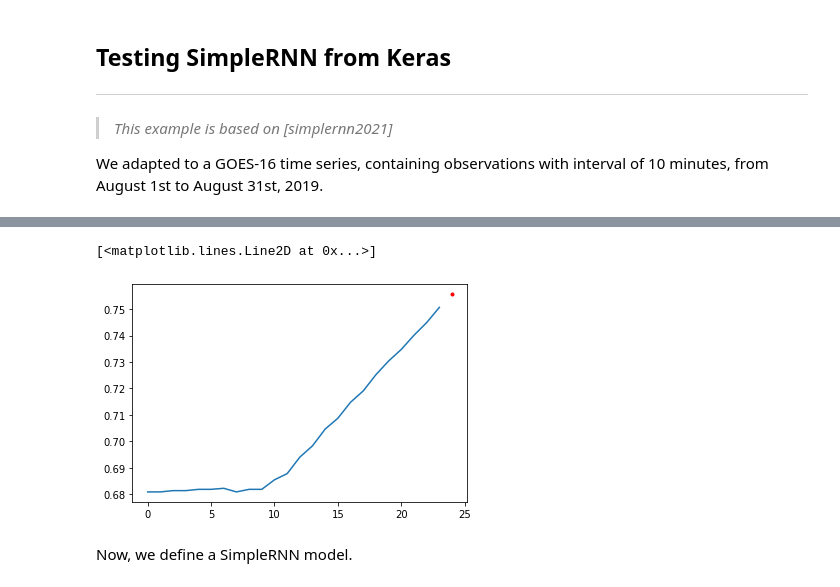
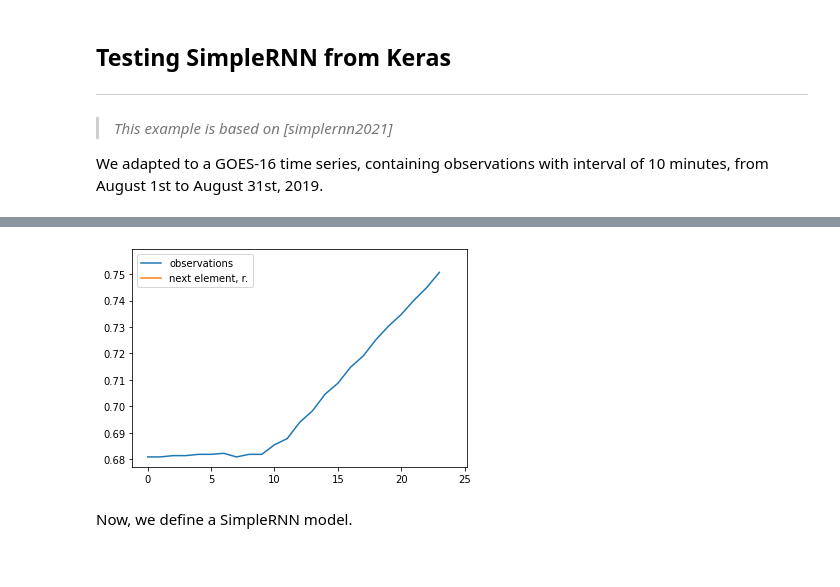
Before and after one commit to barauna-lo/CAP4213-Deep-Learning, a Jupyter notebook: AT10_Recurrent_Neural_Networks.ipynb, the cells around one changed output, grey strips where cells are left out. Drawn from its saved outputs; the diff is of its cells as text; code cells hidden in the pictures.

```diff
--- a/AT10_Recurrent_Neural_Networks.ipynb
+++ b/AT10_Recurrent_Neural_Networks.ipynb
@@ -249,13 +248,12 @@ plt.plot(data, label = 'original data');
 # %%
 # this is an example of how the training set is created
 # given the 'blue curve', predict the 'red dot'
 index = 38
 plt.plot(X_train[index], label='observations')
-plt.plot(time_steps, y_train[index], label='next element', 'r.')
+plt.plot(time_steps, y_train[index], label='next element, r.')
 plt.legend();
 # %% [output]
-[<matplotlib.lines.Line2D at 0x...>]
-[figure, old version]
+[figure, new version]
 # %% [markdown]
 Now, we define a SimpleRNN model.
 # %%
```
Also changed, not shown: parts of 5 cells of this notebook.
